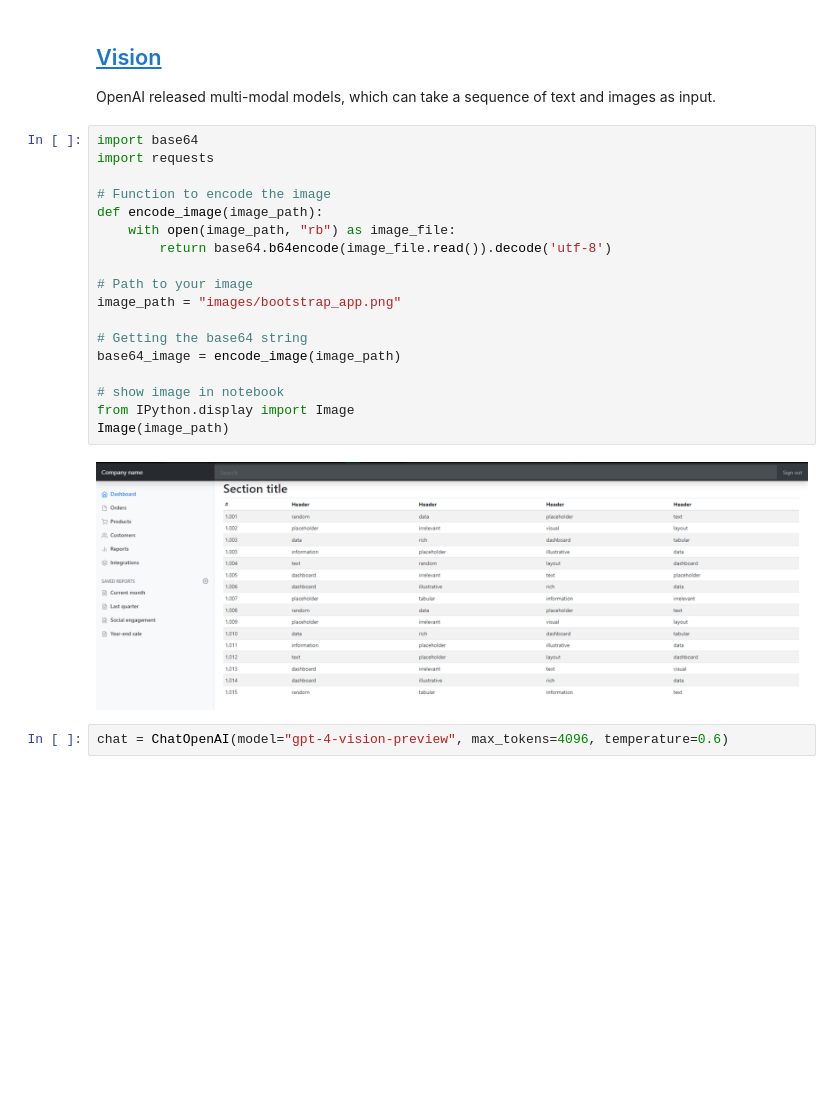
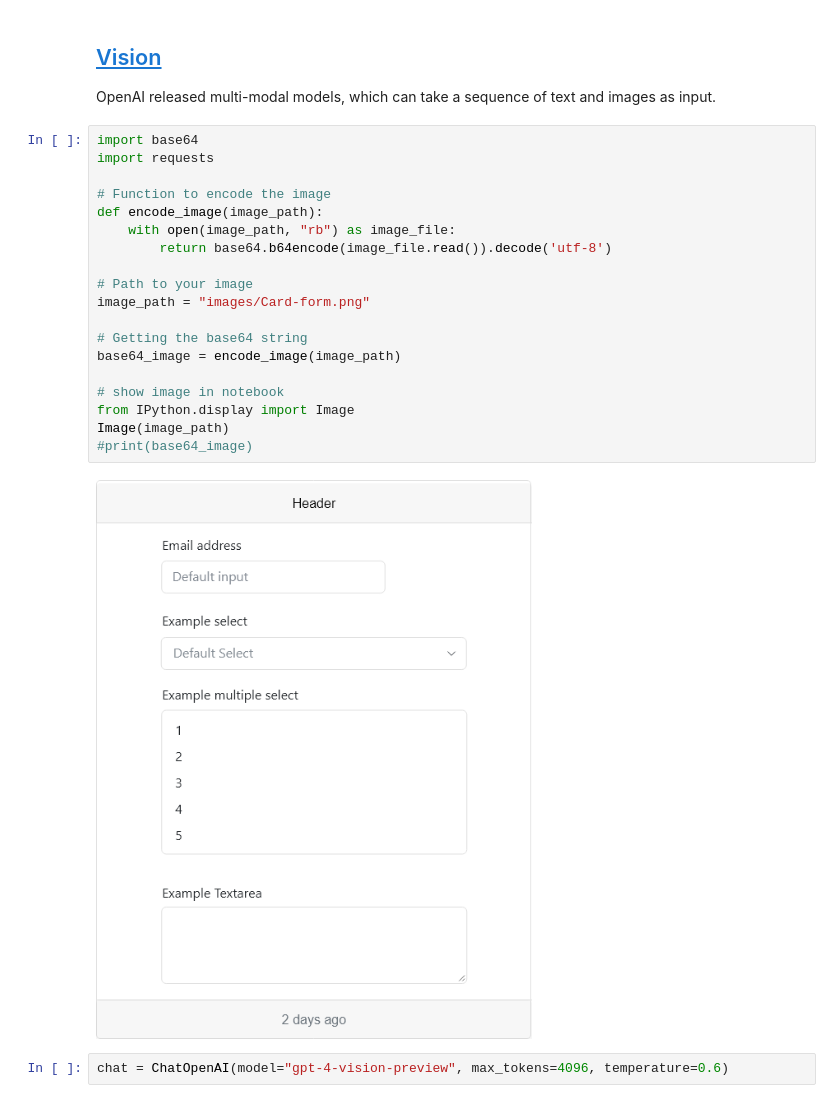
Before and after one commit to artchess/langchain-notebooks, a Jupyter notebook: openai_v1_cookbook.ipynb, the cells around one changed output. Saved outputs shown, nothing was run; the diff lists cells and outputs as text; blank space fills up the shorter version.

Commit message:
ejemplo de procesamiento de imagenes con api de visión.

```diff
--- a/openai_v1_cookbook.ipynb
+++ b/openai_v1_cookbook.ipynb
@@ -33,22 +33,23 @@ OpenAI released multi-modal models, which can take a sequence of text and images
 # %%
 import base64
 import requests
 
 # Function to encode the image
 def encode_image(image_path):
     with open(image_path, "rb") as image_file:
         return base64.b64encode(image_file.read()).decode('utf-8')
 
 # Path to your image
-image_path = "images/bootstrap_app.png"
+image_path = "images/Card-form.png"
 
 # Getting the base64 string
 base64_image = encode_image(image_path)
 
 # show image in notebook
 from IPython.display import Image
 Image(image_path)
+#print(base64_image)
 # %% [output]
-[figure, old version]
+[figure, new version]
 # %%
 chat = ChatOpenAI(model="gpt-4-vision-preview", max_tokens=4096, temperature=0.6)
```
Also changed, not shown: parts of 3 cells of this notebook, 5 other files.
